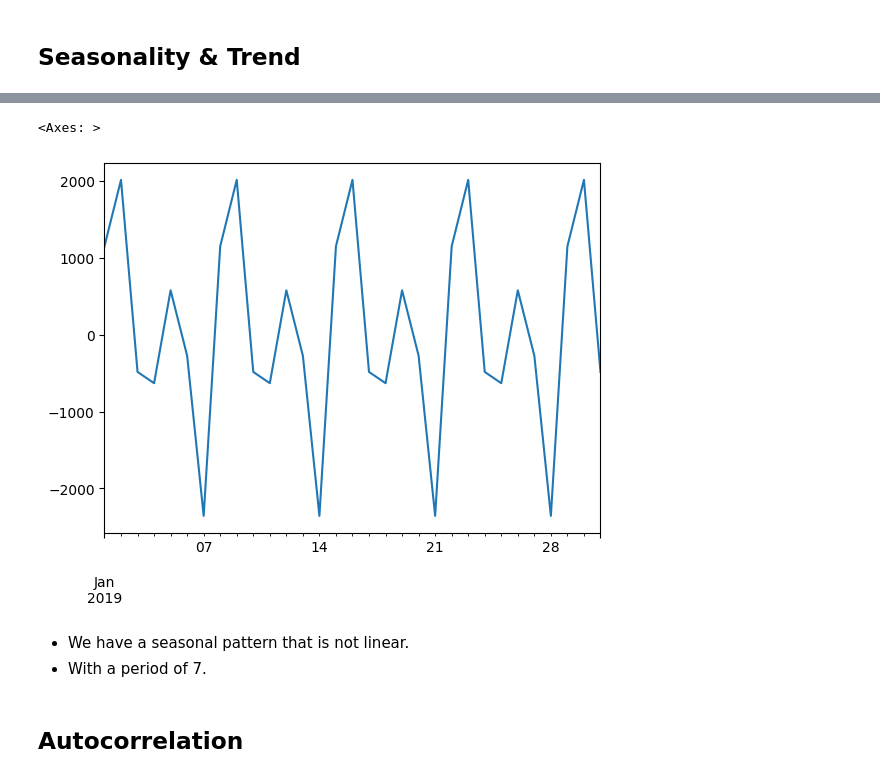
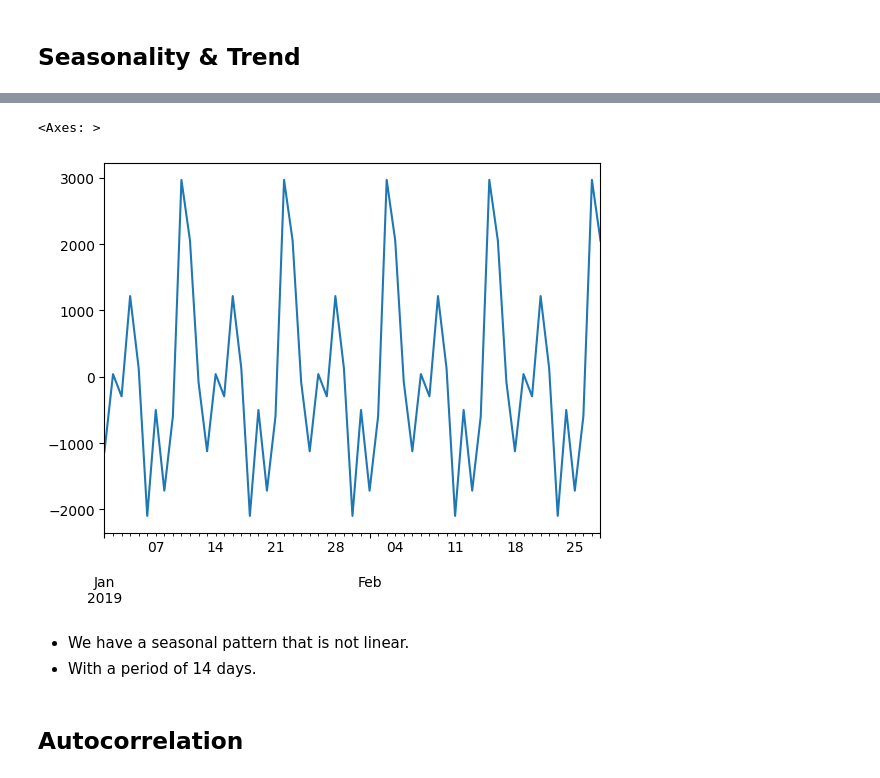
Before and after one commit to AllDataers/SalesPredictionGroupe4, a Jupyter notebook: notebooks/ml_prediction.ipynb, the cells around one changed output, grey strips where cells are left out. Cells and saved outputs as stored; diff of their text form; code cells hidden in the pictures.

```diff
--- a/notebooks/ml_prediction.ipynb
+++ b/notebooks/ml_prediction.ipynb
@@ -15,3 +22,2 @@ df = initial_df.set_index(keys=["OrderDate"])
 # %%
-from sktime.split import temporal_train_test_split
-X_train, X_test = temporal_train_test_split(y=df["Sales"].resample("D").sum(), test_size=0.2)
+X_train, X_test = temporal_train_test_split(y=df["Sales"].resample("D").sum(), test_size=0.15)
@@ -62,8 +54,8 @@ plt.xticks(rotation=45)
 # %%
-result.seasonal.loc["2019-01-01":"2019-01-31"].plot()
+result.seasonal.loc["2019-01-01":"2019-02"].plot()
 # %% [output]
 <Axes: >
-[figure, old version]
+[figure, new version]
 # %% [markdown]
 - We have a seasonal pattern that is not linear.
-- With a period of 7.
+- With a period of 14 days.
```
Also changed, not shown: parts of 51 cells of this notebook.
